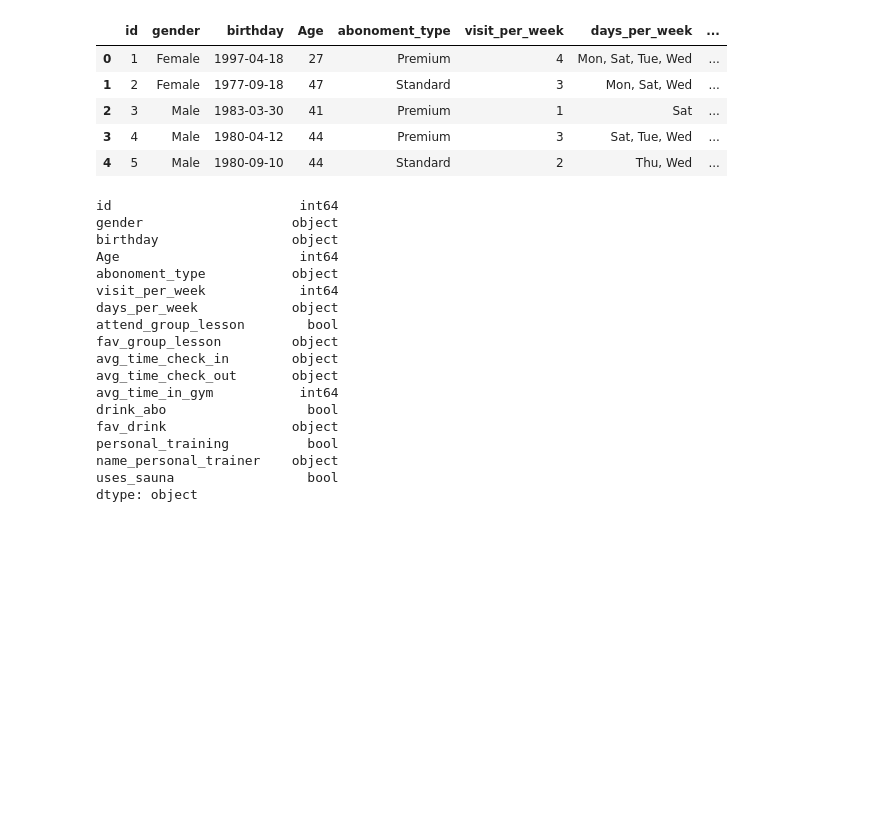
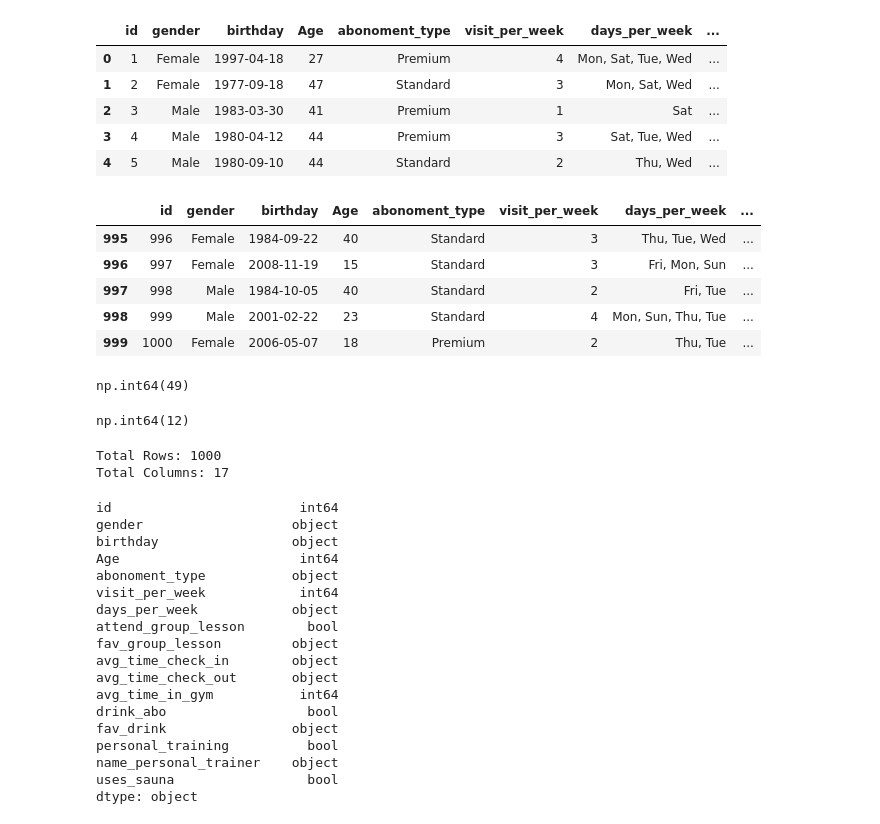
Before and after one commit to Pratikpant2020/Comprehensive-analysis-of-Gym-membership-and-Gym-members-exercise, a Jupyter notebook: gym.ipynb, the cells around one changed output. Drawn from its saved outputs; the diff is of its cells as text; code cells hidden in the pictures; blank space fills up the shorter version.

```diff
--- a/gym.ipynb
+++ b/gym.ipynb
@@ -176,6 +178,31 @@ data.head()
 | 2 | 3 | Male | 1983-03-30 | 41 | Premium | 1 | Sat | ... |
 | 3 | 4 | Male | 1980-04-12 | 44 | Premium | 3 | Sat, Tue, Wed | ... |
 | 4 | 5 | Male | 1980-09-10 | 44 | Standard | 2 | Thu, Wed | ... |
+# %%
+data.tail()
+# %% [output]
+|  | id | gender | birthday | Age | abonoment_type | visit_per_week | days_per_week | ... |
+| 995 | 996 | Female | 1984-09-22 | 40 | Standard | 3 | Thu, Tue, Wed | ... |
+| 996 | 997 | Female | 2008-11-19 | 15 | Standard | 3 | Fri, Mon, Sun | ... |
+| 997 | 998 | Male | 1984-10-05 | 40 | Standard | 2 | Fri, Tue | ... |
+| 998 | 999 | Male | 2001-02-22 | 23 | Standard | 4 | Mon, Sun, Thu, Tue | ... |
+| 999 | 1000 | Female | 2006-05-07 | 18 | Premium | 2 | Thu, Tue | ... |
+# %%
+data['Age'].max()
+# %% [output]
+np.int64(49)
+# %%
+data['Age'].min()
+# %% [output]
+np.int64(12)
+# %%
+rows, columns = data.shape
+
+print(f"Total Rows: {rows}")
+print(f"Total Columns: {columns}")
+# %% [output]
+Total Rows: 1000
+Total Columns: 17
 # %%
 data.dtypes
 # %% [output]
```
Also changed, not shown: parts of 20 cells of this notebook, 3 other files.
